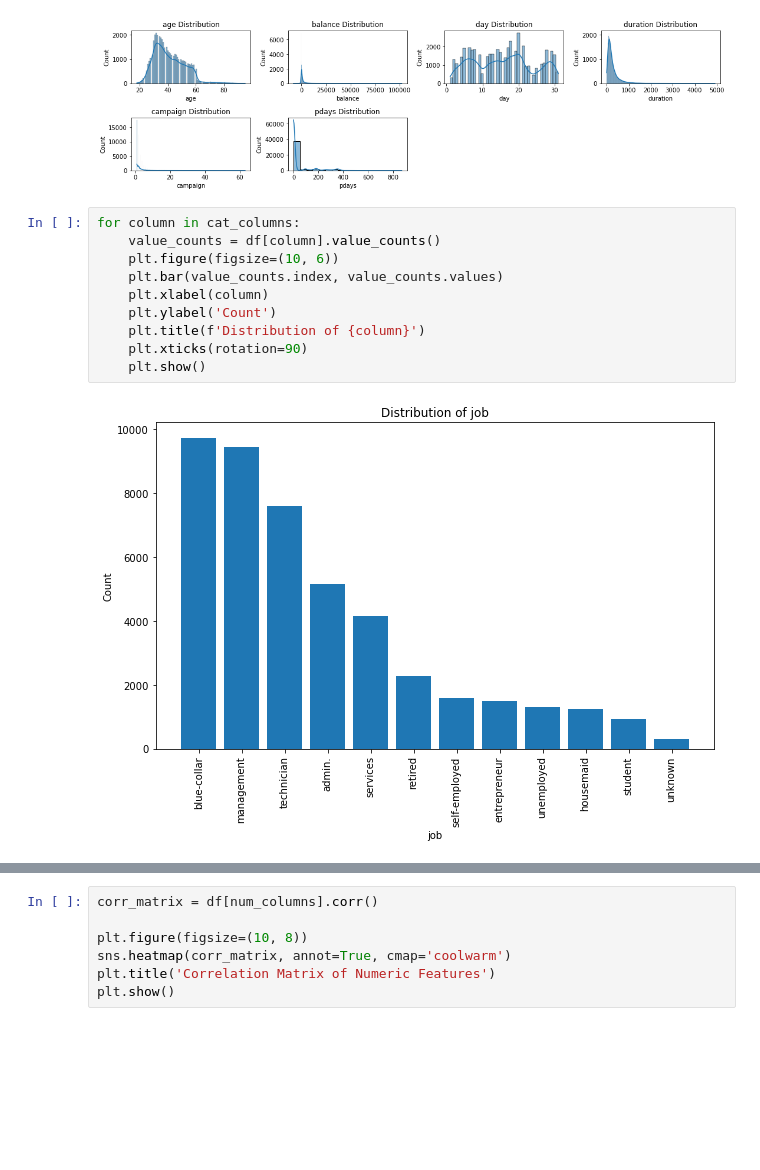
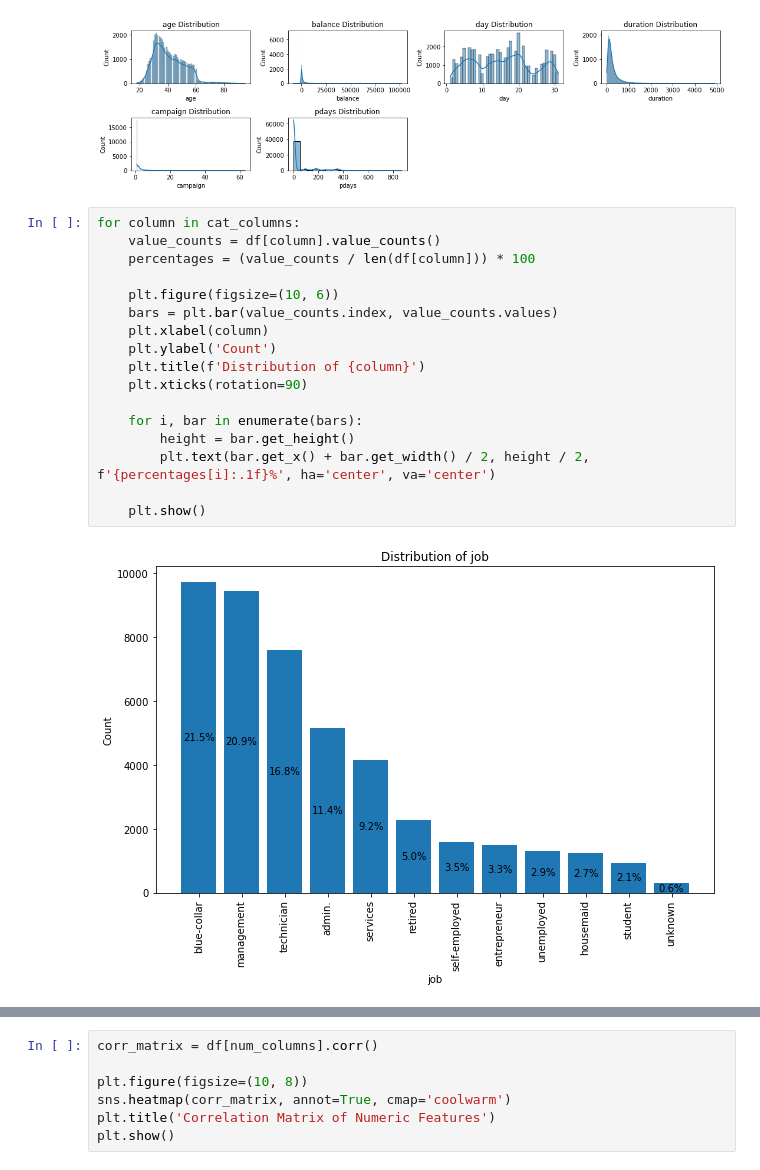
Before and after one commit to asahium/SAS_Project, a Jupyter notebook: main.ipynb, the cells around one changed output, grey strips where cells are left out. Drawn from its saved outputs; the diff is of its cells as text; blank space fills up the shorter version.

```diff
--- a/main.ipynb
+++ b/main.ipynb
@@ -146,12 +146,19 @@ for id,column in enumerate(num_columns[:-1]):
 # %%
 for column in cat_columns:
     value_counts = df[column].value_counts()
+    percentages = (value_counts / len(df[column])) * 100
+
     plt.figure(figsize=(10, 6))
-    plt.bar(value_counts.index, value_counts.values)
+    bars = plt.bar(value_counts.index, value_counts.values)
     plt.xlabel(column)
     plt.ylabel('Count')
     plt.title(f'Distribution of {column}')
     plt.xticks(rotation=90)
+
+    for i, bar in enumerate(bars):
+        height = bar.get_height()
+        plt.text(bar.get_x() + bar.get_width() / 2, height / 2, f'{percentages[i]:.1f}%', ha='center', va='center')
+
     plt.show()
 # %% [output]
-[figure, old version]
+[figure, new version]
```
Also changed, not shown: parts of 8 cells of this notebook.
